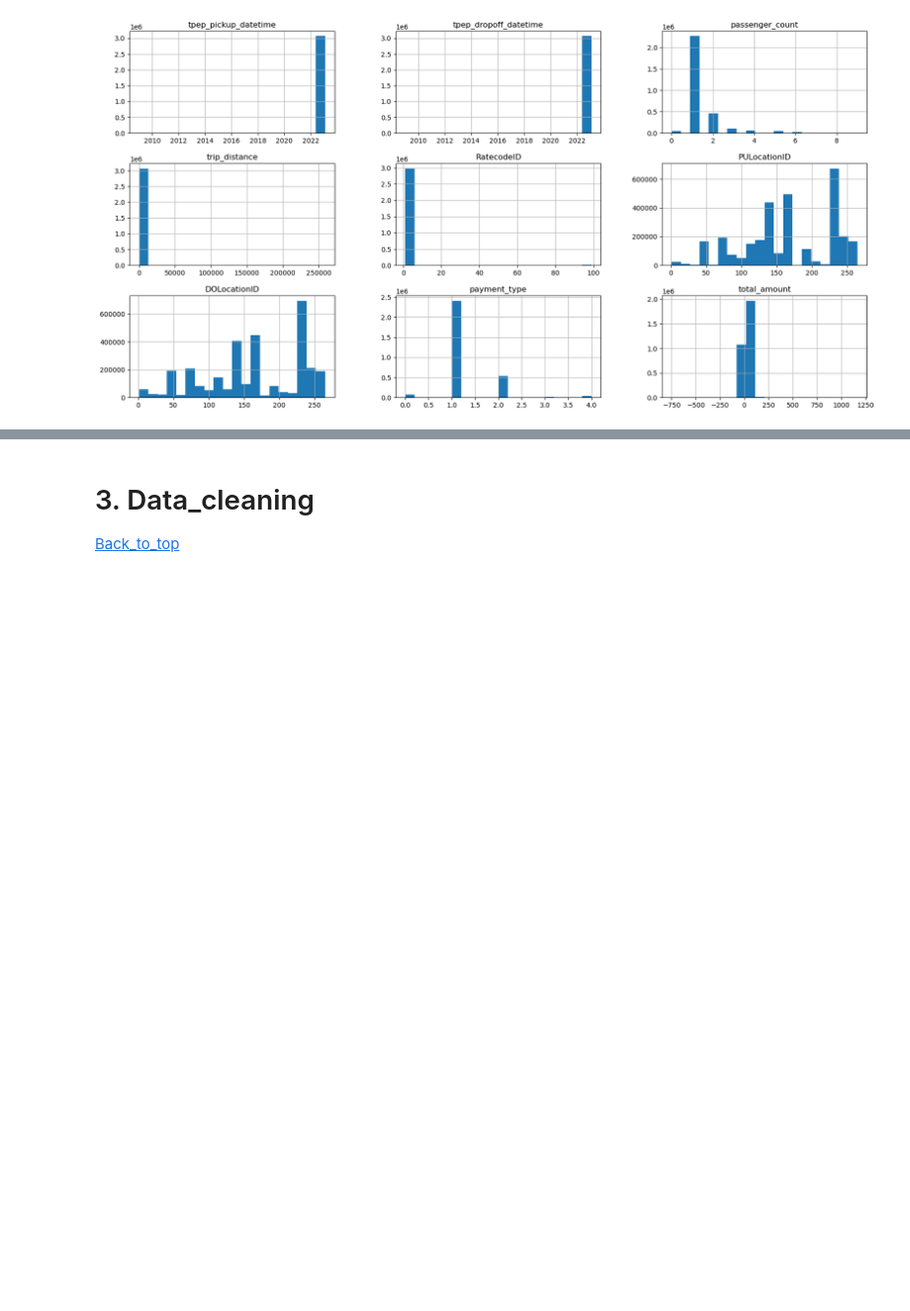
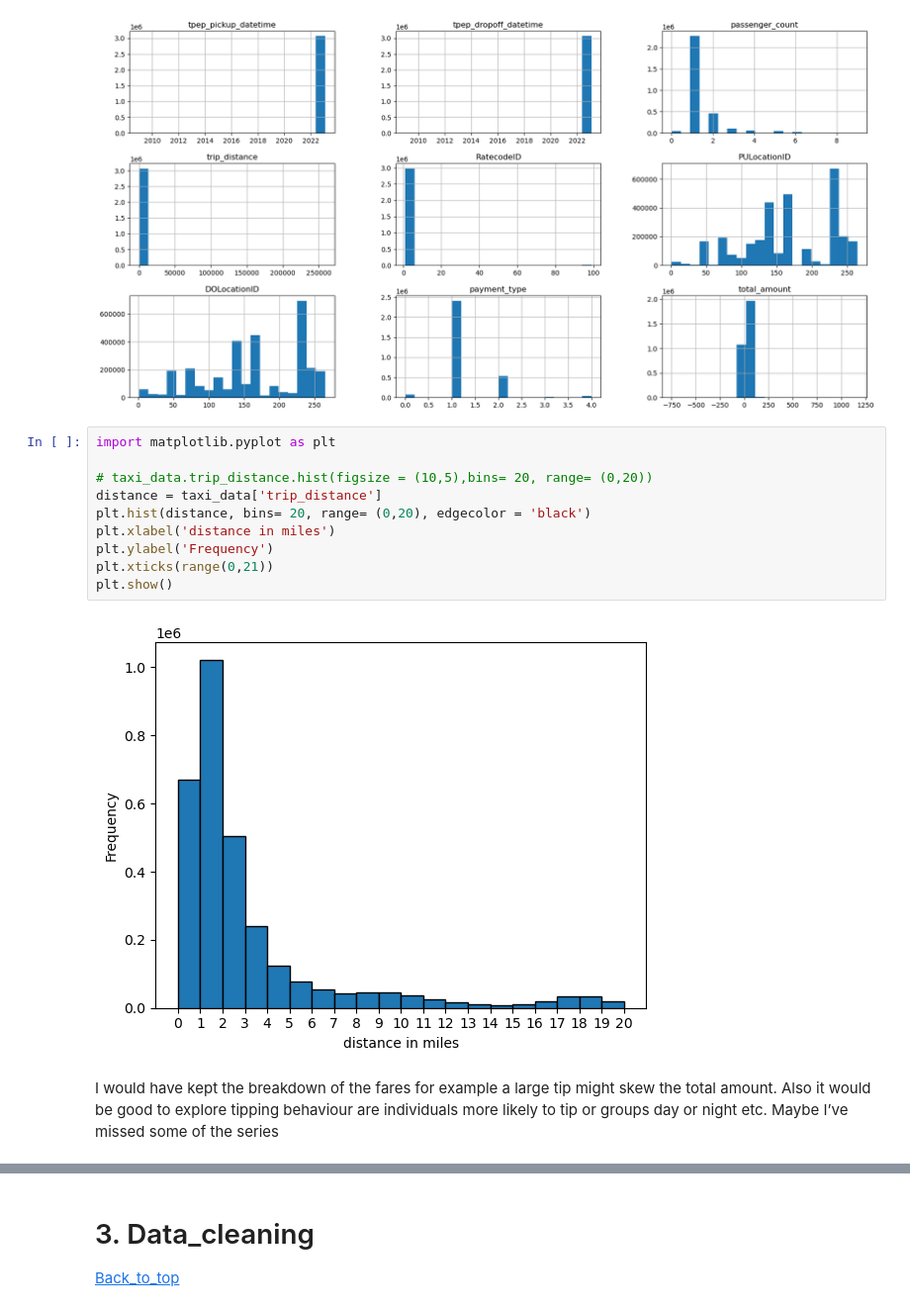
Before and after one commit to UBAID-Urrehman0022/New_York_taxi_analysis, a Jupyter notebook: Presentable_Notebook.ipynb, the cells around one changed output, grey strips where cells are left out. Shown: that part at 99% size. Drawn from its saved outputs; the diff is of its cells as text; blank space fills up the shorter version.

```diff
--- a/Presentable_Notebook.ipynb
+++ b/Presentable_Notebook.ipynb
@@ -121,3 +117,17 @@ array([[<Axes: title={'center': 'tpep_pickup_datetime'}>,
         <Axes: title={'center': 'payment_type'}>,
         <Axes: title={'center': 'total_amount'}>]], dtype=object)
 [figure]
+# %%
+import matplotlib.pyplot as plt
+
+# taxi_data.trip_distance.hist(figsize = (10,5),bins= 20, range= (0,20))
+distance = taxi_data['trip_distance']
+plt.hist(distance, bins= 20, range= (0,20), edgecolor = 'black')
+plt.xlabel('distance in miles')
+plt.ylabel('Frequency')
+plt.xticks(range(0,21))
+plt.show()
+# %% [output]
+[figure, added]
+# %% [markdown]
+I would have kept the breakdown of the fares for example a large tip might skew the total amount. Also it would be good to explore tipping behaviour are individuals more likely to tip or groups day or night etc. Maybe I’ve missed some of the series
```
Also changed, not shown: parts of 36 cells of this notebook.
